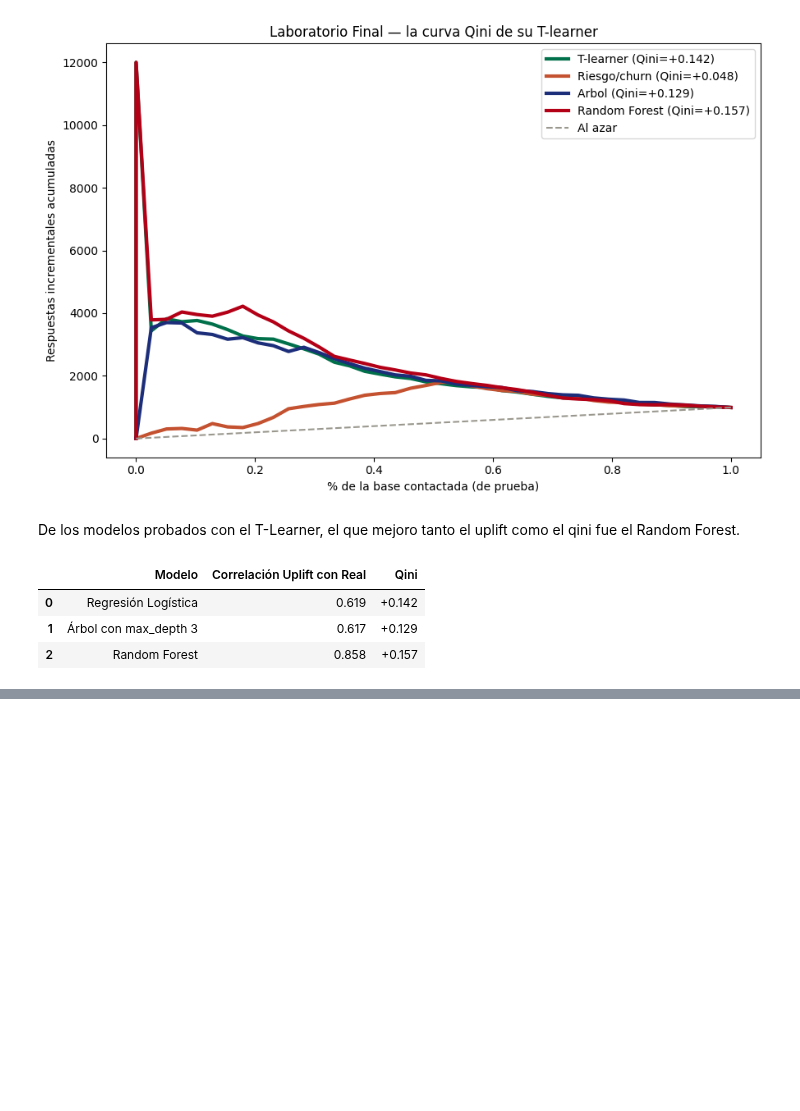
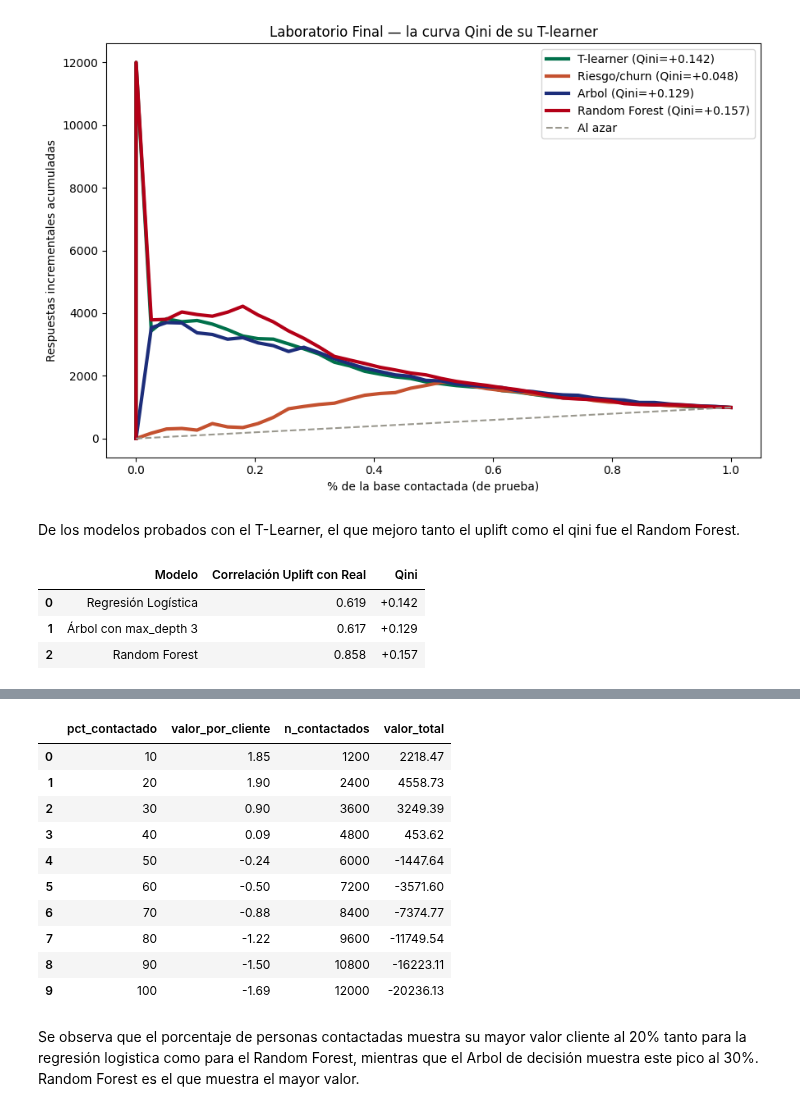
Before and after one commit to CristianFGC12/marketing-analytics-cristian-gonzalez, a Jupyter notebook: Semana_3/Tarea/laboratorio_final.ipynb, the cells around one changed output, grey strips where cells are left out. Saved outputs shown, nothing was run; the diff lists cells and outputs as text; code cells hidden in the pictures; blank space fills up the shorter version.

```diff
--- a/Semana_3/Tarea/laboratorio_final.ipynb
+++ b/Semana_3/Tarea/laboratorio_final.ipynb
@@ -362,0 +385,24 @@ comparacion
+# %%
+resultados = []
+for pct in range(10, 101, 10):
+    n_c = int(len(test) * pct / 100)
+    idx = test.sort_values("uplift_rf", ascending=False).head(n_c).index
+    valor_cliente, n = valor_de_la_politica(test, idx)
+    resultados.append({"pct_contactado": pct, "valor_por_cliente": round(valor_cliente, 2), "n_contactados": n, "valor_total": round(valor_cliente * n, 2)})
+
+tabla_politicas = pd.DataFrame(resultados)
+tabla_politicas
+# %% [output]
+|  | pct_contactado | valor_por_cliente | n_contactados | valor_total |
+| 0 | 10 | 1.85 | 1200 | 2218.47 |
+| 1 | 20 | 1.90 | 2400 | 4558.73 |
+| 2 | 30 | 0.90 | 3600 | 3249.39 |
+| 3 | 40 | 0.09 | 4800 | 453.62 |
+| 4 | 50 | -0.24 | 6000 | -1447.64 |
+| 5 | 60 | -0.50 | 7200 | -3571.60 |
+| 6 | 70 | -0.88 | 8400 | -7374.77 |
+| 7 | 80 | -1.22 | 9600 | -11749.54 |
+| 8 | 90 | -1.50 | 10800 | -16223.11 |
+| 9 | 100 | -1.69 | 12000 | -20236.13 |
+# %% [markdown]
+Se observa que el porcentaje de personas contactadas muestra su mayor valor cliente al 20% tanto para la regresión logistica como para el Random Forest, mientras que el Arbol de decisión muestra este pico al 30%. Random Forest es el que muestra el mayor valor.
```
Also changed, not shown: parts of 2 cells of this notebook.
